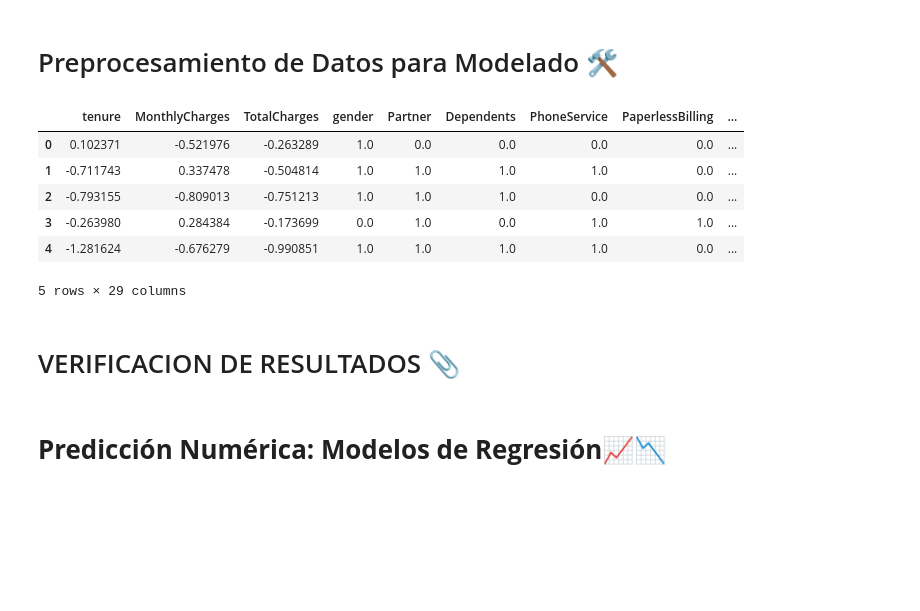
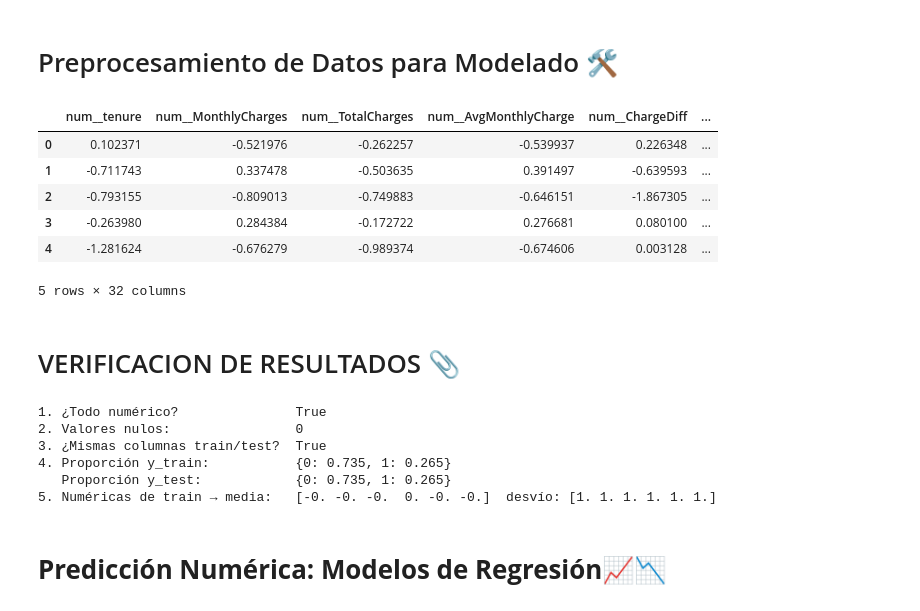
Before and after one commit to SantinoCasado/tpi-analisis-de-datos-Grupo11-2026, a Jupyter notebook: notebooks/TPI_Analisis_de_Datos_Santino_C.ipynb, the cells around one changed output. Saved outputs shown, nothing was run; the diff lists cells and outputs as text; code cells hidden in the pictures; blank space fills up the shorter version.

```diff
--- a/notebooks/TPI_Analisis_de_Datos_Santino_C.ipynb
+++ b/notebooks/TPI_Analisis_de_Datos_Santino_C.ipynb
@@ -185,7 +94,7 @@ tabla_variables
 # Preprocesamiento de Datos para Modelado 🛠️
 # %%
 # Definicion de que columnas tendra cada tratamiento
-columnas_numericas = ['tenure', 'MonthlyCharges', 'TotalCharges']
+columnas_numericas = ['tenure', 'MonthlyCharges', 'TotalCharges', 'AvgMonthlyCharge', 'ChargeDiff', 'NumServices']
 columnas_binarias = ['gender', 'Partner', 'Dependents', 'PhoneService', 'PaperlessBilling']
 columnas_ordinales = ['Contract']
 columnas_nominales = ['MultipleLines', 'InternetService', 'OnlineSecurity', 'OnlineBackup',
@@ -195,59 +104,61 @@ columnas_nominales = ['MultipleLines', 'InternetService', 'OnlineSecurity', 'Onl
 ordenCorrecto_contrato = ['Month-to-month', 'One year', 'Two year']
 
 
 # Preprocesador utilizando ColumnTransformer
 preprocessor = ColumnTransformer(
     transformers=[
         ('num', StandardScaler(), columnas_numericas),
         ('bin_ord', OrdinalEncoder(), columnas_binarias),
         ('contract_ord', OrdinalEncoder(categories=[ordenCorrecto_contrato]), columnas_ordinales),
         ('nom_ohe', OneHotEncoder(drop='first', handle_unknown='ignore', sparse_output=False), columnas_nominales)
     ],
     remainder='passthrough' # Para SeniorCitizen sin cambios es 0 y 1 XD
 )
 
 # Variables independientes (X) y variable objetivo (y)
 X = df_clean.drop(columns=['Churn'])
 y = LabelEncoder().fit_transform(df_clean['Churn'])
 
 # Divicion entre Train y Test antes de transformar
 X_train, X_test, y_train, y_test = train_test_split(X, y, test_size=0.2, random_state=42, stratify=y)
 
 # Ajuste del preprocesador con los datos de entrenamiento y transforme de ambos
 X_train_prepared = preprocessor.fit_transform(X_train)
 X_test_prepared = preprocessor.transform(X_test)
 
 # Convercion a DataFrame
-encoded_cols = (
-    columnas_numericas +
-    columnas_binarias +
-    columnas_ordinales +
-    list(preprocessor.named_transformers_['nom_ohe'].get_feature_names_out(columnas_nominales)) +
-    ['SeniorCitizen']
-)
+encoded_cols = preprocessor.get_feature_names_out()
 
 X_train_df = pd.DataFrame(X_train_prepared, columns=encoded_cols)
 display(X_train_df.head())
 # %% [output]
-|  | tenure | MonthlyCharges | TotalCharges | gender | Partner | Dependents | PhoneService | PaperlessBilling | ... |
-| 0 | 0.102371 | -0.521976 | -0.263289 | 1.0 | 0.0 | 0.0 | 0.0 | 0.0 | ... |
-| 1 | -0.711743 | 0.337478 | -0.504814 | 1.0 | 1.0 | 1.0 | 1.0 | 0.0 | ... |
-| 2 | -0.793155 | -0.809013 | -0.751213 | 1.0 | 1.0 | 1.0 | 0.0 | 0.0 | ... |
-| 3 | -0.263980 | 0.284384 | -0.173699 | 0.0 | 1.0 | 0.0 | 1.0 | 1.0 | ... |
-| 4 | -1.281624 | -0.676279 | -0.990851 | 1.0 | 1.0 | 1.0 | 1.0 | 0.0 | ... |
+|  | num__tenure | num__MonthlyCharges | num__TotalCharges | num__AvgMonthlyCharge | num__ChargeDiff | ... |
+| 0 | 0.102371 | -0.521976 | -0.262257 | -0.539937 | 0.226348 | ... |
+| 1 | -0.711743 | 0.337478 | -0.503635 | 0.391497 | -0.639593 | ... |
+| 2 | -0.793155 | -0.809013 | -0.749883 | -0.646151 | -1.867305 | ... |
+| 3 | -0.263980 | 0.284384 | -0.172722 | 0.276681 | 0.080100 | ... |
+| 4 | -1.281624 | -0.676279 | -0.989374 | -0.674606 | 0.003128 | ... |
-5 rows × 29 columns
+5 rows × 32 columns
 # %% [markdown]
 # VERIFICACION DE RESULTADOS 📎
 # %%
-prep_df = pd.DataFrame(X_train_preparado, columns=preprocessor.get_feature_names_out())
+prep_df = pd.DataFrame(X_train_prepared, columns=preprocessor.get_feature_names_out())
 
 print('1. ¿Todo numérico?              ', prep_df.dtypes.nunique() == 1 and prep_df.dtypes.iloc[0] == 'float64')
-print('2. Valores nulos:               ', int(np.isnan(X_train_preparado).sum()))
-print('3. ¿Mismas columnas train/test? ', X_train_preparado.shape[1] == X_test_preparado.shape[1])
+print('2. Valores nulos:               ', int(np.isnan(X_train_prepared).sum()))
+print('3. ¿Mismas columnas train/test? ', X_train_prepared.shape[1] == X_test_prepared.shape[1])
 print('4. Proporción y_train:          ', pd.Series(y_train).value_counts(normalize=True).round(3).to_dict())
 print('   Proporción y_test:           ', pd.Series(y_test).value_counts(normalize=True).round(3).to_dict())
-print('5. Numéricas de train → media:  ', X_train_preparado[:, -2:].mean(axis=0).round(2),
-      ' desvío:', X_train_preparado[:, -2:].std(axis=0).round(2))
+cantidad_numericas = len(columnas_numericas)
+print('5. Numéricas de train → media:  ', X_train_prepared[:, :cantidad_numericas].mean(axis=0).round(2),
+      ' desvío:', X_train_prepared[:, :cantidad_numericas].std(axis=0).round(2))
+# %% [output]
+1. ¿Todo numérico?               True
+2. Valores nulos:                0
+3. ¿Mismas columnas train/test?  True
+4. Proporción y_train:           {0: 0.735, 1: 0.265}
+   Proporción y_test:            {0: 0.735, 1: 0.265}
+5. Numéricas de train → media:   [-0. -0. -0.  0. -0. -0.]  desvío: [1. 1. 1. 1. 1. 1.]
 # %% [markdown]
 # **Predicción Numérica: Modelos de Regresión**📈📉
 # %%
```
Also changed, not shown: parts of 11 cells of this notebook, 4 other files.
